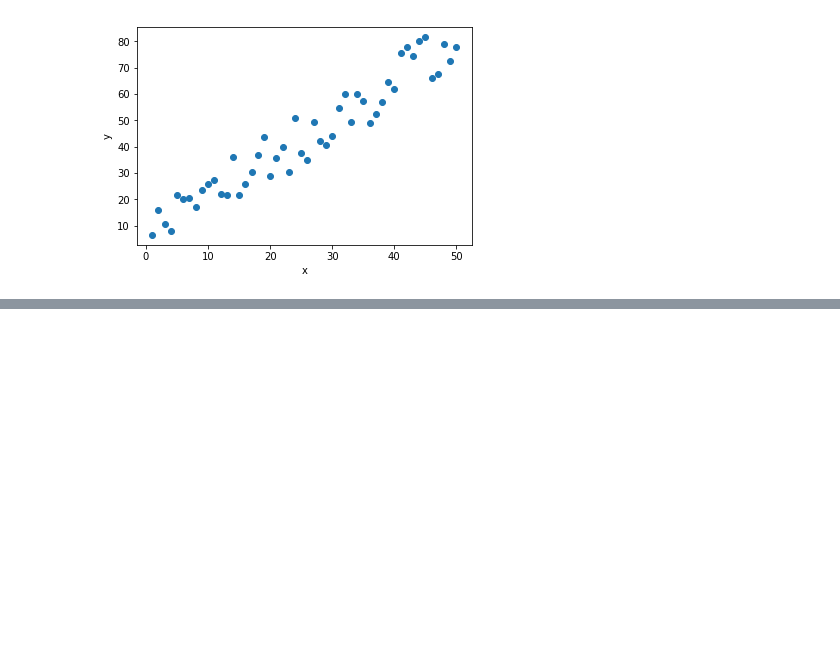
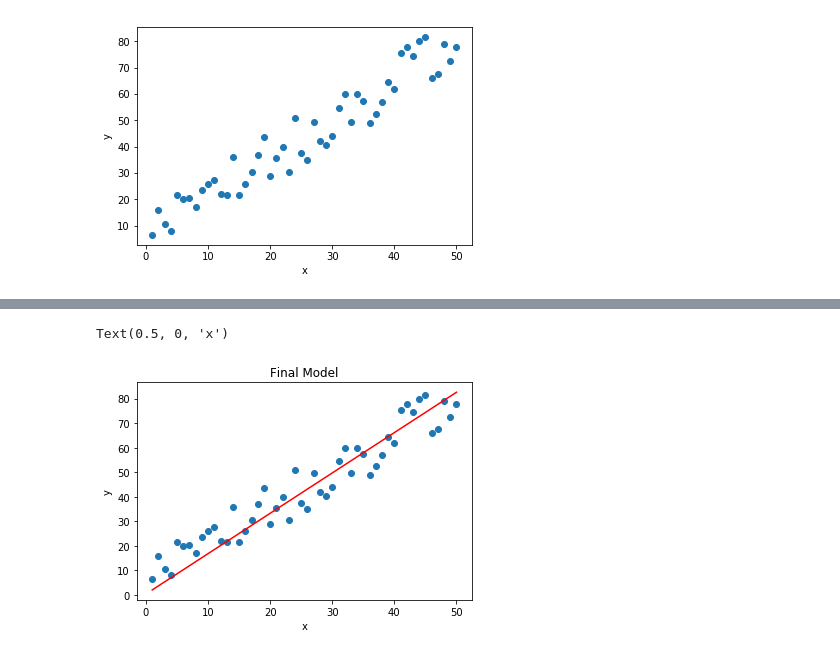
Before and after one commit to gemurdock/MLNoteBook, a Jupyter notebook: Linear Regression.ipynb, the cells around one changed output, grey strips where cells are left out. Drawn from its saved outputs; the diff is of its cells as text; code cells hidden in the pictures; blank space fills up the shorter version.

```diff
--- a/Linear Regression.ipynb
+++ b/Linear Regression.ipynb
@@ -54,0 +149,9 @@ plt.xlabel('x');
+# %%
+plt.scatter(x.numpy(), y.numpy())
+plt.plot(x_line,final_line,'r')
+plt.title('Final Model')
+plt.ylabel('y')
+plt.xlabel('x')
+# %% [output]
+Text(0.5, 0, 'x')
+[figure, added]
```
Also changed, not shown: parts of 11 cells of this notebook.
